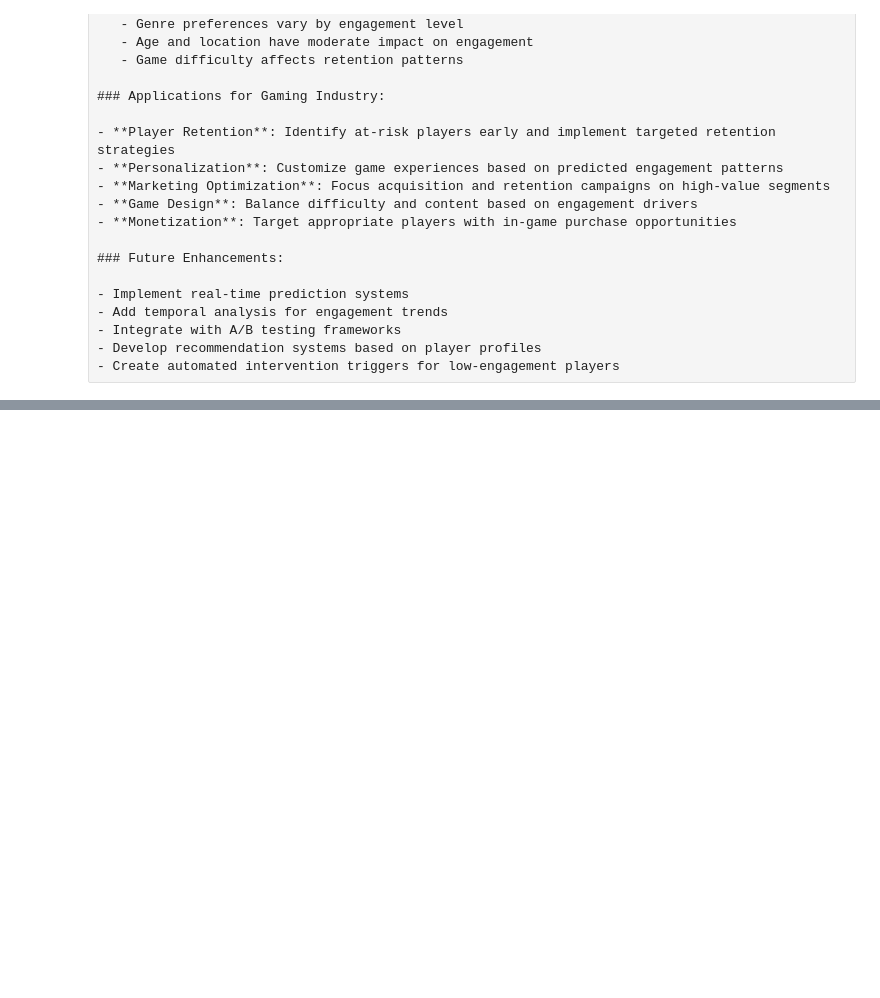
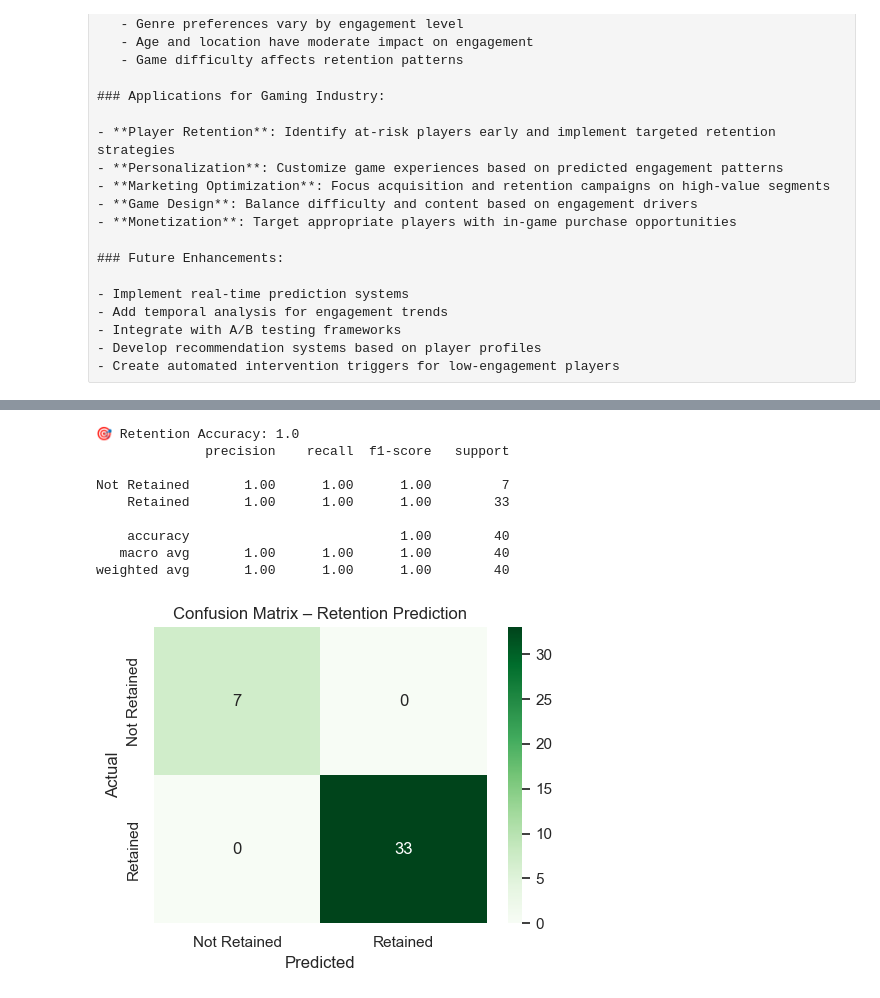
Before and after one commit to AnKoCare/DAV_Project, a Jupyter notebook: gaming_behavior_analysis.ipynb, the cells around one changed output, grey strips where cells are left out. Saved outputs shown, nothing was run; the diff lists cells and outputs as text; code cells hidden in the pictures; blank space fills up the shorter version.

```diff
--- a/gaming_behavior_analysis.ipynb
+++ b/gaming_behavior_analysis.ipynb
@@ -659,0 +959,67 @@ Engagement Probabilities:
+# %%
+import numpy as np
+import pandas as pd
+from sklearn.preprocessing import StandardScaler
+from sklearn.model_selection import train_test_split
+from sklearn.ensemble import RandomForestClassifier
+from sklearn.metrics import classification_report, accuracy_score, confusion_matrix
+import matplotlib.pyplot as plt
+import seaborn as sns
+
+# 🎯 1. Tạo nhãn Retention
+df_retention = df.copy()
+df_retention['Retained'] = ((df_retention['SessionsPerWeek'] >= 10) |
+                             (df_retention['PlayTimeHours'] >= 20)).astype(int)
+
+# 🔁 2. X và y cho bài toán retention
+X_ret = df_retention.drop(columns=['EngagementLevel', 'Retained'])
+y_ret = df_retention['Retained']
+
+# 🧼 3. Làm sạch: ép kiểu, xử lý NaN, loại Inf
+X_ret = X_ret.apply(pd.to_numeric, errors='coerce')
+X_ret = X_ret.replace([np.inf, -np.inf], np.nan)
+X_ret = X_ret.fillna(X_ret.median(numeric_only=True))
+
+# 🧪 4. Loại bỏ các cột có phương sai = 0 (toàn 1 giá trị gây lỗi chia 0)
+stds = X_ret.std(numeric_only=True)
+cols_to_keep = stds[stds > 0].index
+X_ret = X_ret[cols_to_keep]
+
+# 🔄 5. Chuẩn hóa dữ liệu
+scaler = StandardScaler()
+X_ret_scaled = scaler.fit_transform(X_ret)
+
+# 📦 6. Tách tập huấn luyện và kiểm thử
+Xr_train, Xr_test, yr_train, yr_test = train_test_split(
+    X_ret_scaled, y_ret, test_size=0.2, random_state=42)
+
+# 🤖 7. Huấn luyện mô hình
+rf_ret = RandomForestClassifier(random_state=42)
+rf_ret.fit(Xr_train, yr_train)
+yr_pred = rf_ret.predict(Xr_test)
+
+# 📊 8. Đánh giá mô hình
+print("🎯 Retention Accuracy:", accuracy_score(yr_test, yr_pred))
+print(classification_report(yr_test, yr_pred, target_names=["Not Retained", "Retained"], zero_division=0))
+
+# 📈 9. Vẽ confusion matrix
+cm = confusion_matrix(yr_test, yr_pred)
+plt.figure(figsize=(5, 4))
+sns.heatmap(cm, annot=True, fmt='d', cmap='Greens', xticklabels=["Not Retained", "Retained"],
+            yticklabels=["Not Retained", "Retained"])
+plt.title("Confusion Matrix – Retention Prediction")
+plt.xlabel("Predicted")
+plt.ylabel("Actual")
+plt.tight_layout()
+plt.show()
+# %% [output]
+🎯 Retention Accuracy: 1.0
+              precision    recall  f1-score   support
+
+Not Retained       1.00      1.00      1.00         7
+    Retained       1.00      1.00      1.00        33
+
+    accuracy                           1.00        40
+   macro avg       1.00      1.00      1.00        40
+weighted avg       1.00      1.00      1.00        40
+[figure, added]
```
Also changed, not shown: parts of 16 cells of this notebook, 2 other files.
